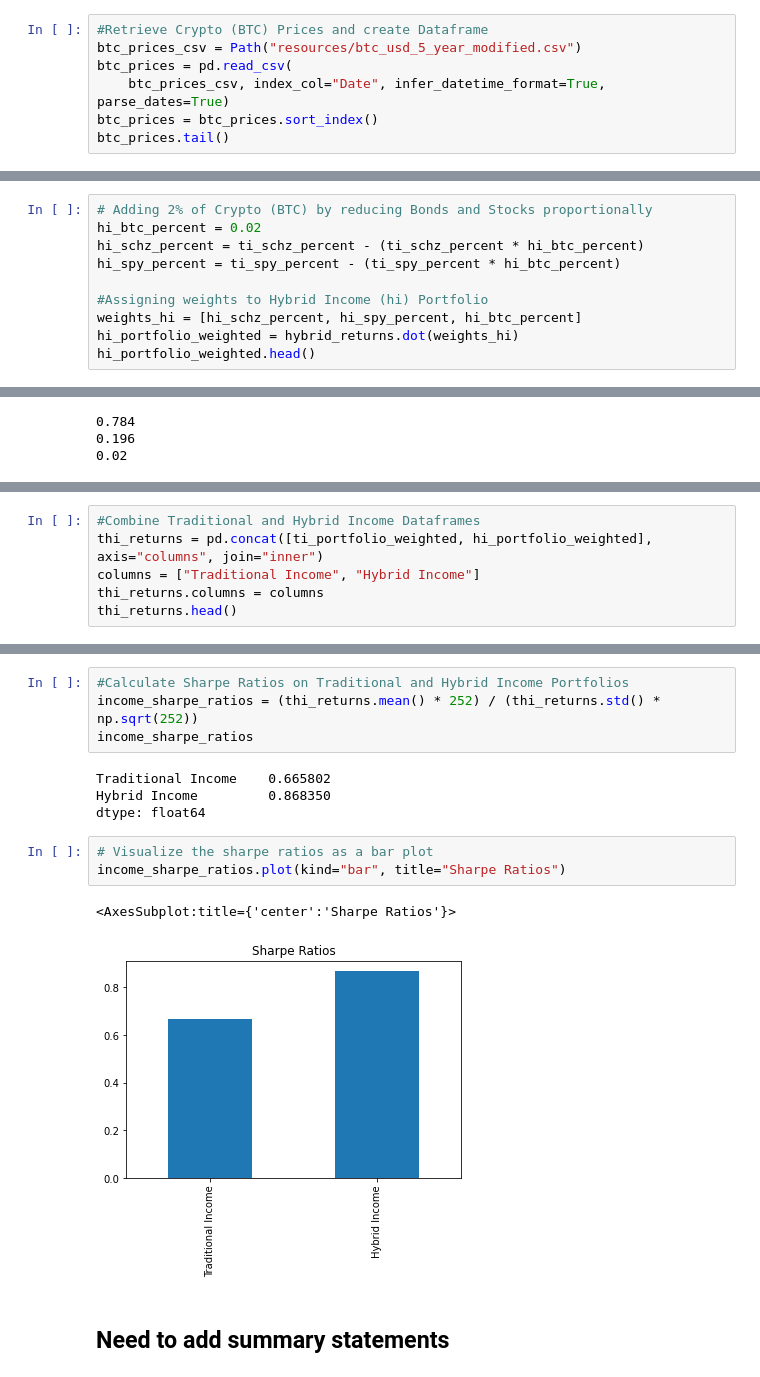
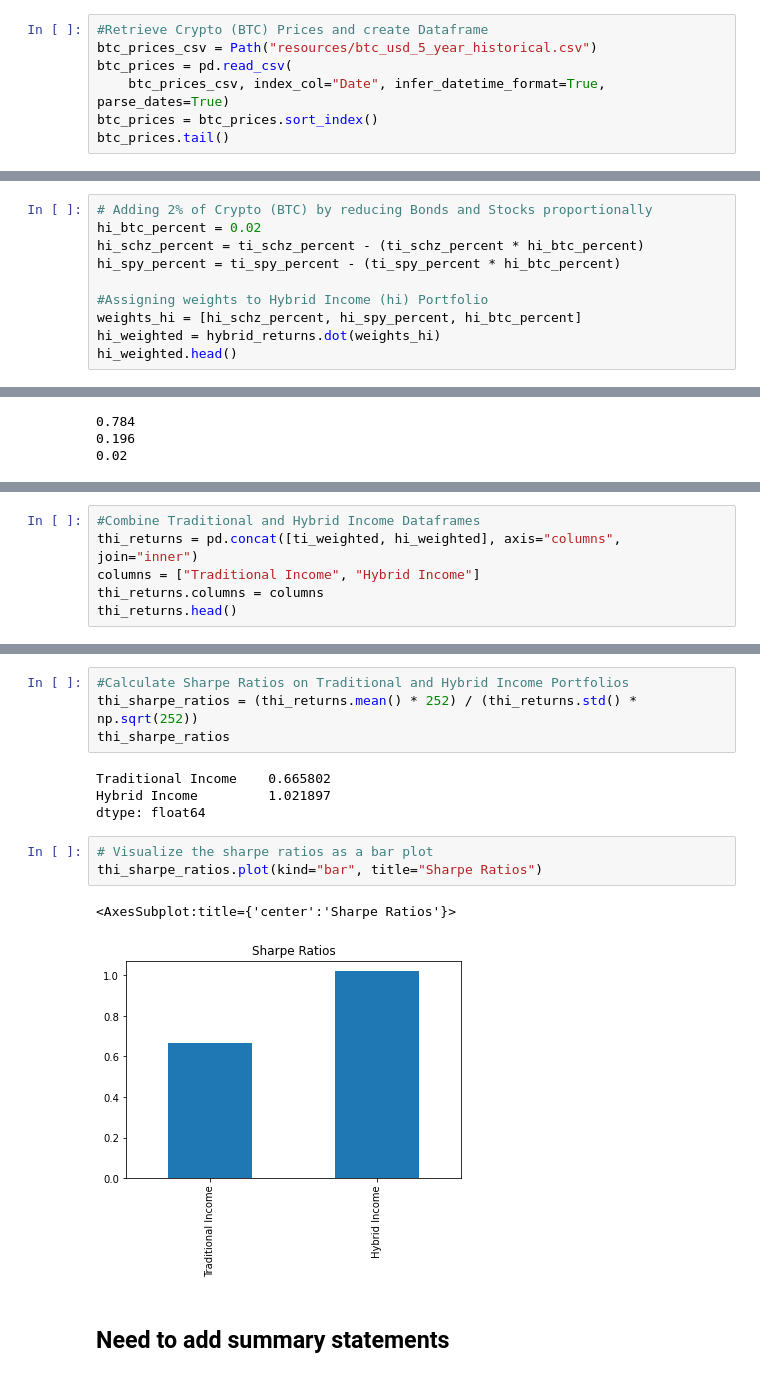
Before and after one commit to hammer888-tech/Project_1, a Jupyter notebook: Project_1B.ipynb, the cells around one changed output, grey strips where cells are left out. Saved outputs shown, nothing was run; the diff lists cells and outputs as text.

```diff
--- a/Project_1B.ipynb
+++ b/Project_1B.ipynb
@@ -131,7 +131,7 @@ ti_cumulative_returns.plot(figsize=(20,10), title = "Income Portfolio Cumulative
 [figure]
 # %%
 #Retrieve Crypto (BTC) Prices and create Dataframe
-btc_prices_csv = Path("resources/btc_usd_5_year_modified.csv")
+btc_prices_csv = Path("resources/btc_usd_5_year_historical.csv")
 btc_prices = pd.read_csv(
     btc_prices_csv, index_col="Date", infer_datetime_format=True, parse_dates=True)
 btc_prices = btc_prices.sort_index()
@@ -189,6 +189,6 @@ hi_spy_percent = ti_spy_percent - (ti_spy_percent * hi_btc_percent)
 
 #Assigning weights to Hybrid Income (hi) Portfolio
 weights_hi = [hi_schz_percent, hi_spy_percent, hi_btc_percent]
-hi_portfolio_weighted = hybrid_returns.dot(weights_hi)
-hi_portfolio_weighted.head()
+hi_weighted = hybrid_returns.dot(weights_hi)
+hi_weighted.head()
 # %% [output]
@@ -235,6 +235,6 @@ thi_cumulative_returns.plot(figsize=(20,10), title = "Traditional vs. Hybrid Inc
 # %%
 #Combine Traditional and Hybrid Income Dataframes
-thi_returns = pd.concat([ti_portfolio_weighted, hi_portfolio_weighted], axis="columns", join="inner")
+thi_returns = pd.concat([ti_weighted, hi_weighted], axis="columns", join="inner")
 columns = ["Traditional Income", "Hybrid Income"]
 thi_returns.columns = columns
 thi_returns.head()
@@ -248,17 +248,17 @@ thi_returns.head()
 # %%
 #Calculate Sharpe Ratios on Traditional and Hybrid Income Portfolios
-income_sharpe_ratios = (thi_returns.mean() * 252) / (thi_returns.std() * np.sqrt(252))
-income_sharpe_ratios
+thi_sharpe_ratios = (thi_returns.mean() * 252) / (thi_returns.std() * np.sqrt(252))
+thi_sharpe_ratios
 # %% [output]
 Traditional Income    0.665802
-Hybrid Income         0.868350
+Hybrid Income         1.021897
 dtype: float64
 # %%
 # Visualize the sharpe ratios as a bar plot
-income_sharpe_ratios.plot(kind="bar", title="Sharpe Ratios")
+thi_sharpe_ratios.plot(kind="bar", title="Sharpe Ratios")
 # %% [output]
 <AxesSubplot:title={'center':'Sharpe Ratios'}>
-[figure, old version]
+[figure, new version]
 # %% [markdown]
 ## Need to add summary statements
 # %% [markdown]
```
Also changed, not shown: parts of 35 cells of this notebook.
